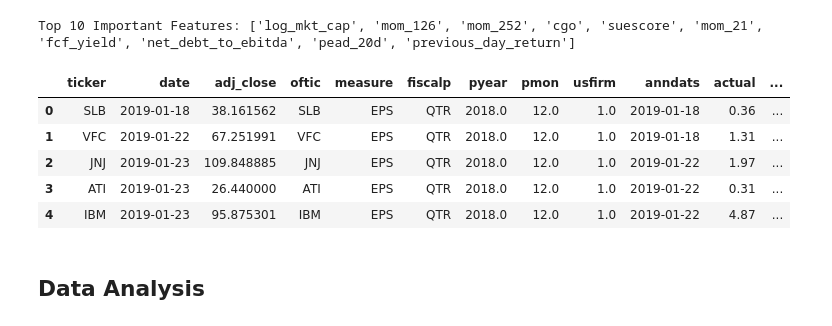
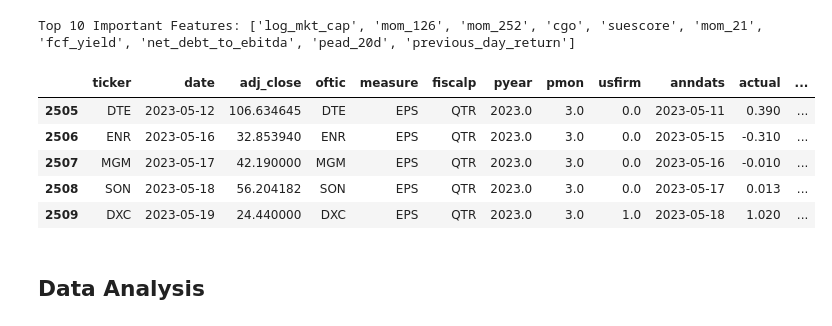
Before and after one commit to harrypandas/qts-final-project, a Jupyter notebook: notebooks/qts_final_project_draft_sc_version.ipynb, the cells around one changed output. Drawn from its saved outputs; the diff is of its cells as text; code cells hidden in the pictures.

```diff
--- a/notebooks/qts_final_project_draft_sc_version.ipynb
+++ b/notebooks/qts_final_project_draft_sc_version.ipynb
@@ -1192,14 +1192,14 @@ Top 10 Important Features: ['mom_252', 'log_mkt_cap', 'mom_21', 'cgo', 'pead_20d
 [figure]
 Top 10 Important Features: ['log_mkt_cap', 'mom_126', 'mom_252', 'cgo', 'suescore', 'mom_21', 'fcf_yield', 'net_debt_to_ebitda', 'pead_20d', 'previous_day_return']
 # %%
-training_set.head()
+training_set.tail()
 # %% [output]
 |  | ticker | date | adj_close | oftic | measure | fiscalp | pyear | pmon | usfirm | anndats | actual | ... |
-| 0 | SLB | 2019-01-18 | 38.161562 | SLB | EPS | QTR | 2018.0 | 12.0 | 1.0 | 2019-01-18 | 0.36 | ... |
-| 1 | VFC | 2019-01-22 | 67.251991 | VFC | EPS | QTR | 2018.0 | 12.0 | 1.0 | 2019-01-18 | 1.31 | ... |
-| 2 | JNJ | 2019-01-23 | 109.848885 | JNJ | EPS | QTR | 2018.0 | 12.0 | 1.0 | 2019-01-22 | 1.97 | ... |
-| 3 | ATI | 2019-01-23 | 26.440000 | ATI | EPS | QTR | 2018.0 | 12.0 | 1.0 | 2019-01-22 | 0.31 | ... |
-| 4 | IBM | 2019-01-23 | 95.875301 | IBM | EPS | QTR | 2018.0 | 12.0 | 1.0 | 2019-01-22 | 4.87 | ... |
+| 2505 | DTE | 2023-05-12 | 106.634645 | DTE | EPS | QTR | 2023.0 | 3.0 | 0.0 | 2023-05-11 | 0.390 | ... |
+| 2506 | ENR | 2023-05-16 | 32.853940 | ENR | EPS | QTR | 2023.0 | 3.0 | 0.0 | 2023-05-15 | -0.310 | ... |
+| 2507 | MGM | 2023-05-17 | 42.190000 | MGM | EPS | QTR | 2023.0 | 3.0 | 0.0 | 2023-05-16 | -0.010 | ... |
+| 2508 | SON | 2023-05-18 | 56.204182 | SON | EPS | QTR | 2023.0 | 3.0 | 0.0 | 2023-05-17 | 0.013 | ... |
+| 2509 | DXC | 2023-05-19 | 24.440000 | DXC | EPS | QTR | 2023.0 | 3.0 | 1.0 | 2023-05-18 | 1.020 | ... |
 # %% [markdown]
 ## Data Analysis
 # %%
```
